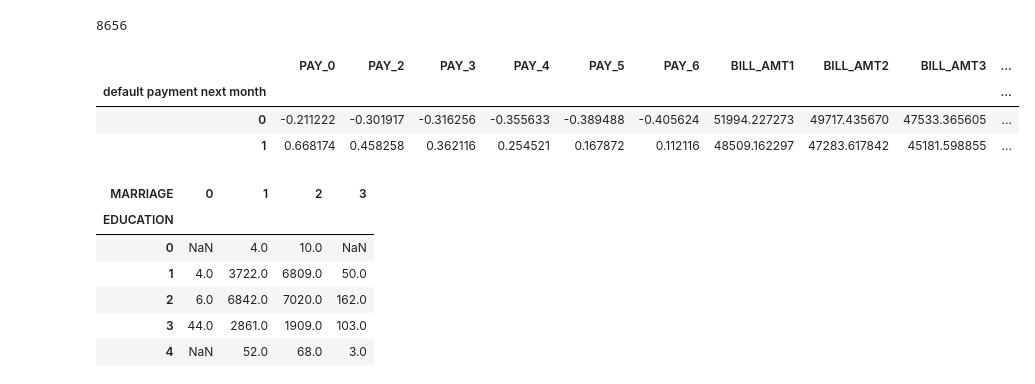
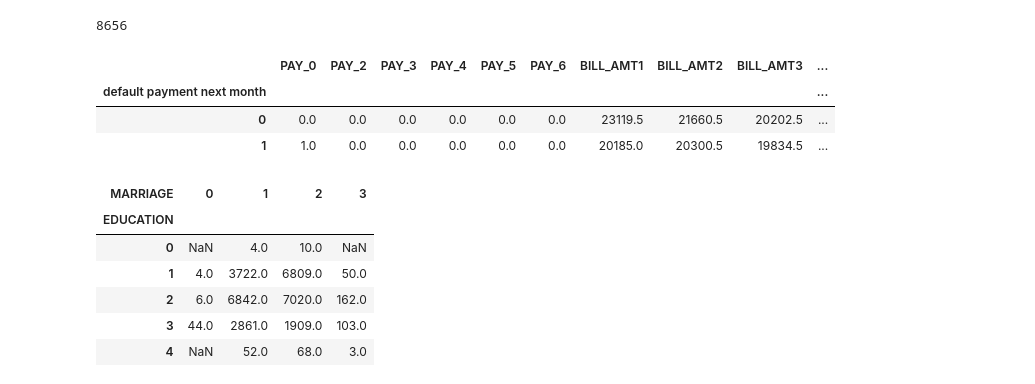
Before and after one commit to barinsm/sfml, a Jupyter notebook: hw_01/hw1-task.ipynb, the cells around one changed output. Cells and saved outputs as stored; diff of their text form; code cells hidden in the pictures.

```diff
--- a/hw_01/hw1-task.ipynb
+++ b/hw_01/hw1-task.ipynb
@@ -77,15 +77,15 @@ df[(df['SEX'] == 2) & (df['EDUCATION'] == 2)]['ID'].count()
 # %%
 # (4) Сгрупировать по "default payment next month" и посчитать медиану для всех показателей начинающихся на BILL_ и PAY_
 
 #TODO
 df[['PAY_0','PAY_2','PAY_3','PAY_4','PAY_5','PAY_6','BILL_AMT1','BILL_AMT2','BILL_AMT3','BILL_AMT4','BILL_AMT5','BILL_AMT6',
     'PAY_AMT1','PAY_AMT2','PAY_AMT3','PAY_AMT4','PAY_AMT5','PAY_AMT6','default payment next month'
-   ]].groupby('default payment next month').mean()
+   ]].groupby('default payment next month').median()
 # %% [output]
 |  | PAY_0 | PAY_2 | PAY_3 | PAY_4 | PAY_5 | PAY_6 | BILL_AMT1 | BILL_AMT2 | BILL_AMT3 | ... |
 | default payment next month |  |  |  |  |  |  |  |  |  | ... |
-| 0 | -0.211222 | -0.301917 | -0.316256 | -0.355633 | -0.389488 | -0.405624 | 51994.227273 | 49717.435670 | 47533.365605 | ... |
-| 1 | 0.668174 | 0.458258 | 0.362116 | 0.254521 | 0.167872 | 0.112116 | 48509.162297 | 47283.617842 | 45181.598855 | ... |
+| 0 | 0.0 | 0.0 | 0.0 | 0.0 | 0.0 | 0.0 | 23119.5 | 21660.5 | 20202.5 | ... |
+| 1 | 1.0 | 0.0 | 0.0 | 0.0 | 0.0 | 0.0 | 20185.0 | 20300.5 | 19834.5 | ... |
 # %%
 # (5) постройте сводную таблицу (pivot table) по SEX, EDUCATION, MARRIAGE
 
```
